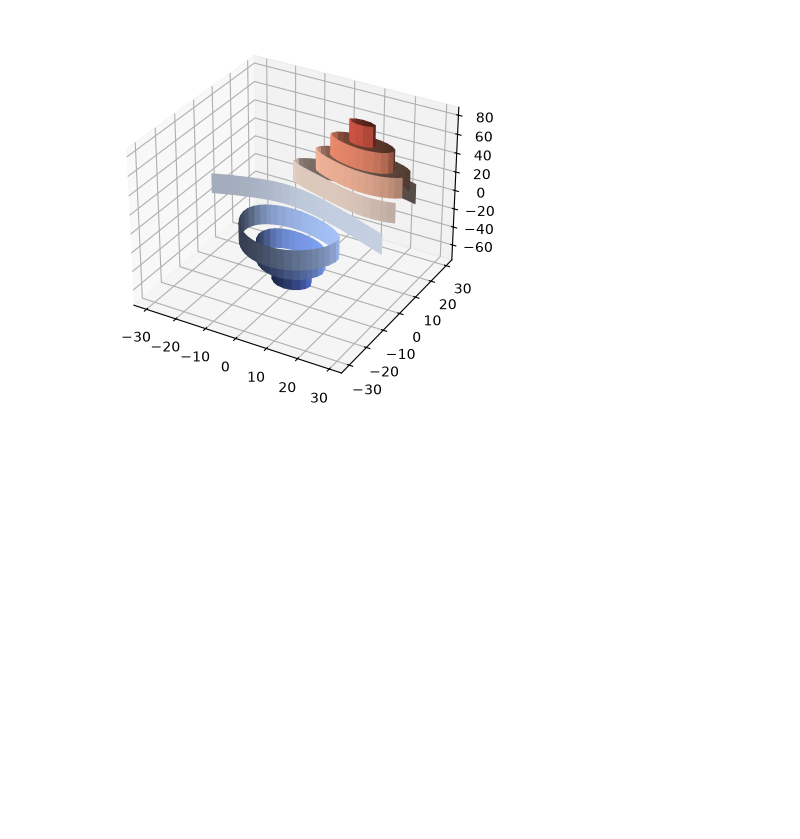
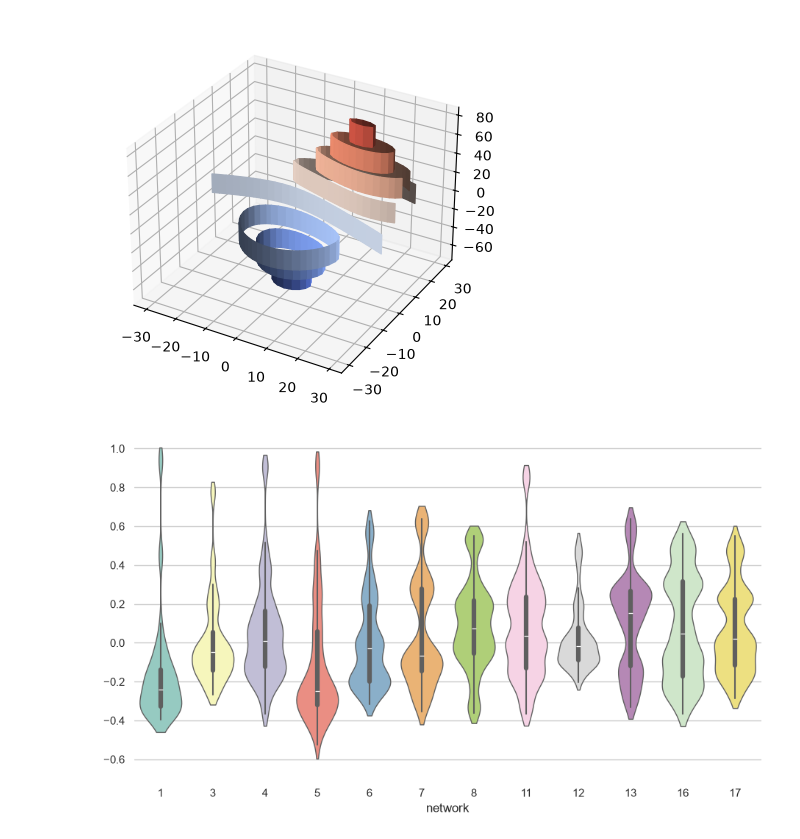
Before and after one commit to aitjoeun/python, a Jupyter notebook: 19.matplotlib/06.legend.ipynb, the cells around one changed output. Cells and saved outputs as stored; diff of their text form; code cells hidden in the pictures; blank space fills up the shorter version.

```diff
--- a/19.matplotlib/06.legend.ipynb
+++ b/19.matplotlib/06.legend.ipynb
@@ -90,3 +90,34 @@ ax.contour(X, Y, Z, extend3d=True, cmap="coolwarm")
 plt.show()
 # %% [output]
 [figure]
+# %%
+import seaborn as sns
+import matplotlib.pyplot as plt
+sns.set_theme(style="whitegrid")
+
+# Load the example dataset of brain network correlations
+df = sns.load_dataset("brain_networks", header=[0, 1, 2], index_col=0)
+
+# Pull out a specific subset of networks
+used_networks = [1, 3, 4, 5, 6, 7, 8, 11, 12, 13, 16, 17]
+used_columns = (df.columns.get_level_values("network")
+                          .astype(int)
+                          .isin(used_networks))
+df = df.loc[:, used_columns]
+
+# Compute the correlation matrix and average over networks
+corr_df = df.corr().groupby(level="network").mean()
+corr_df.index = corr_df.index.astype(int)
+corr_df = corr_df.sort_index().T
+
+# Set up the matplotlib figure
+f, ax = plt.subplots(figsize=(11, 6))
+
+# Draw a violinplot with a narrower bandwidth than the default
+sns.violinplot(data=corr_df, bw_adjust=.5, cut=1, linewidth=1, palette="Set3")
+
+# Finalize the figure
+ax.set(ylim=(-.7, 1.05))
+sns.despine(left=True, bottom=True)
+# %% [output]
+[figure, added]
```
Also changed, not shown: parts of 1 cell of this notebook, 4 other files.
